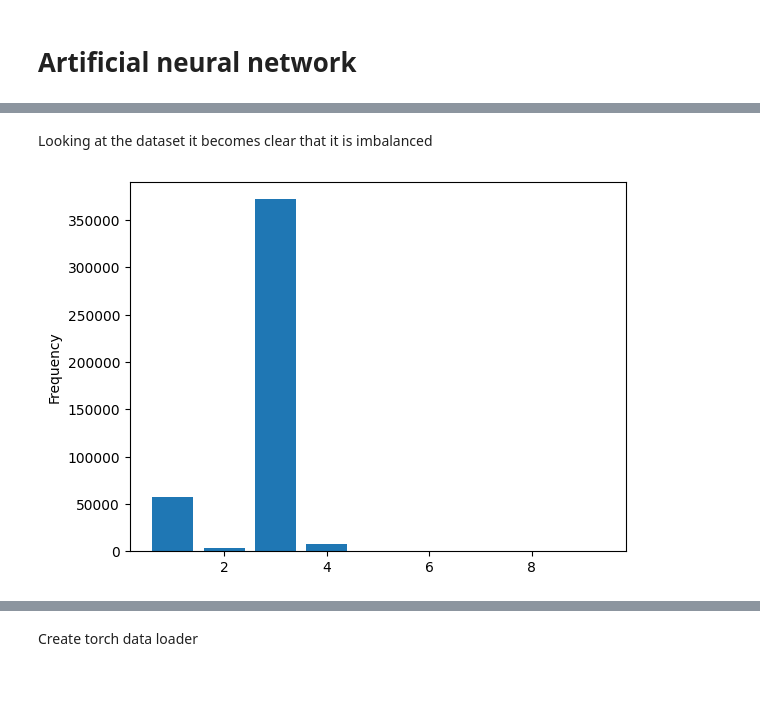
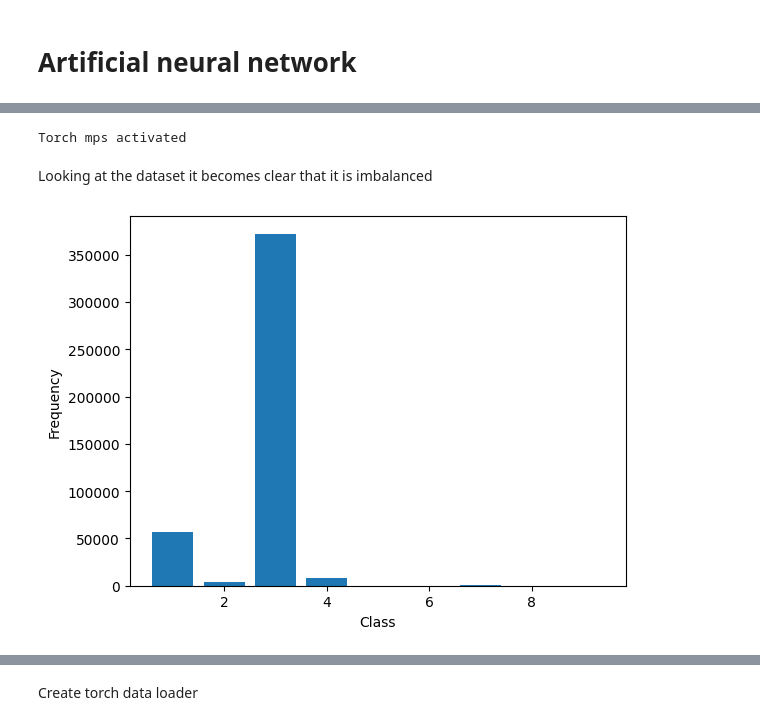
Before and after one commit to medplot/data-mining-project, a Jupyter notebook: jupyter_notebooks/neural_network.ipynb, the cells around one changed output, grey strips where cells are left out. Cells and saved outputs as stored; diff of their text form; code cells hidden in the pictures; blank space fills up the shorter version.

```diff
--- a/jupyter_notebooks/neural_network.ipynb
+++ b/jupyter_notebooks/neural_network.ipynb
@@ -19,5 +38,5 @@ batch_size = 25
 # %%
-use_mps = False
+use_mps = True
 use_cuda = False
 
 device = torch.device("cpu")
@@ -29,15 +48,13 @@ if torch.has_mps and use_mps:
 if torch.has_cuda and use_cuda:
     device = torch.device("cuda")
     print("Torch cuda activated")
+# %% [output]
+Torch mps activated
 # %% [markdown]
 Looking at the dataset it becomes clear that it is imbalanced
-# %%
-train_dataset, target = get_preprocessed_brfss_dataset()
-target = target.squeeze()
-class_dist = target.value_counts()
-plt.bar(class_dist.index, class_dist)
-plt.ylabel("Frequency")
-plt.show()
-# %% [output]
-[figure, removed]
+# %%
+train_dataset, target = get_preprocessed_brfss_dataset()
+plot_class_frequencies(target)
+# %% [output]
+[figure, added]
 # %%
```
Also changed, not shown: parts of 14 cells of this notebook, 7 other files.
